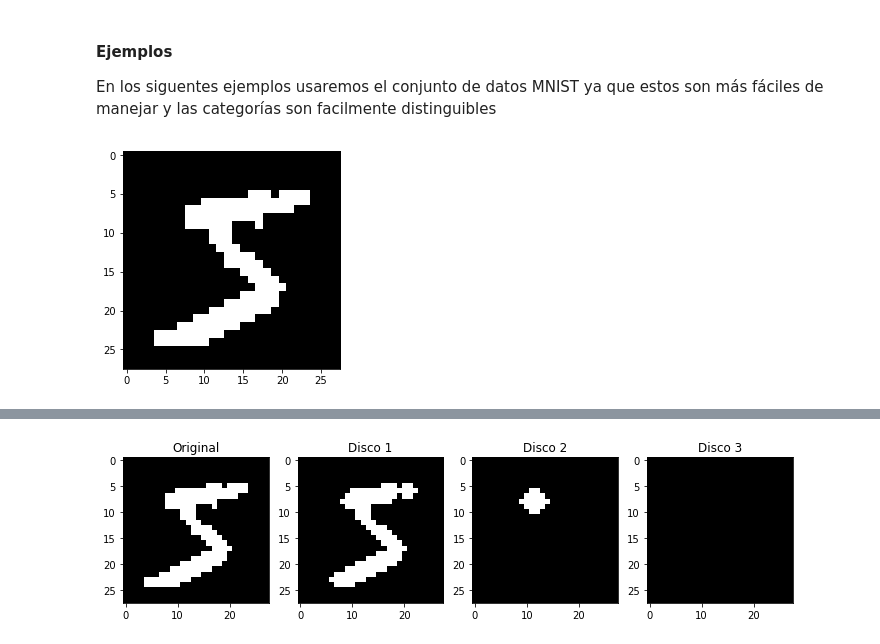
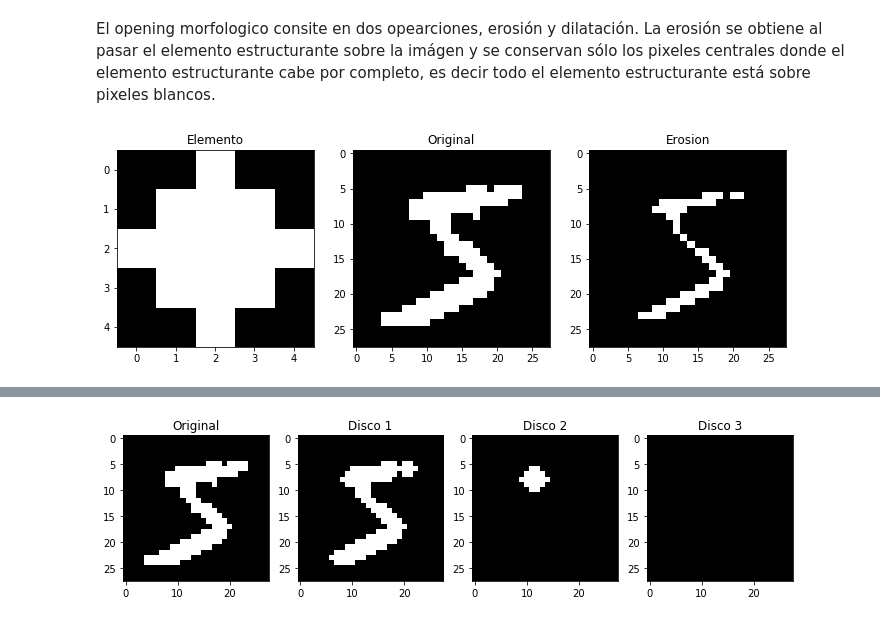
Before and after one commit to nottu/verano, a Jupyter notebook: notebook/morpho.ipynb, the cells around one changed output, grey strips where cells are left out. Drawn from its saved outputs; the diff is of its cells as text; code cells hidden in the pictures.

```diff
--- a/notebook/morpho.ipynb
+++ b/notebook/morpho.ipynb
@@ -25,16 +52,18 @@ Si logramos extraer información invariente a rotación y translación de nuestr
 Una forma de obtener algo de información invariante bajo transalación y rotación es tomar un elemento estructurante circular, conservar el area sobre la cual este cabe y comprarar los cambios de area, esta operación es equivalente a un Opening morfológico, podemos tomar diferentes tamaños y así obtener bastante información.
 
 Otra opción sería tomar el elemento estructurante y pasarlo sobre el contorno de la forma, de esta forma agrandando la forma. Tambíen podríamos usar ambas técnicas en conjunto, obteniendo así más información.
-# %% [markdown]
-#### Ejemplos
-En los siguentes ejemplos usaremos el conjunto de datos MNIST ya que estos son más fáciles de manejar y las categorías son facilmente distinguibles
-# %%
-from keras.datasets import mnist #usamos keras para descargar MNIST
-import matplotlib.pyplot as plt #matplotlib para graficar
-from numba import jit #easy paralleization
-(x_train, y_train), (x_test, y_test) = mnist.load_data()
-im1 = x_train[0] > 50 #umbral fijo para el ejemplo
-plt.imshow(im1, cmap='gray')
-plt.show()
-# %% [output]
-[figure, removed]
+# %% [markdown]
+El opening morfologico consite en dos opearciones, erosión y dilatación. La erosión se obtiene al pasar el elemento estructurante sobre la imágen y se conservan sólo los pixeles centrales donde el elemento estructurante cabe por completo, es decir todo el elemento estructurante está sobre pixeles blancos.
+# %%
+import skimage.morphology as morpho
+f, ax = plt.subplots(1, 3, figsize=(12,15))
+d1 = morpho.disk(2)
+ax[0].set_title('Elemento')
+ax[0].imshow(d1, cmap='gray')
+ax[1].set_title('Original')
+ax[1].imshow(im1, cmap='gray')
+ax[2].set_title('Erosion')
+ax[2].imshow(morpho.erosion(im1), cmap='gray')
+plt.show()
+# %% [output]
+[figure, added]
```
Also changed, not shown: parts of 16 cells of this notebook.
